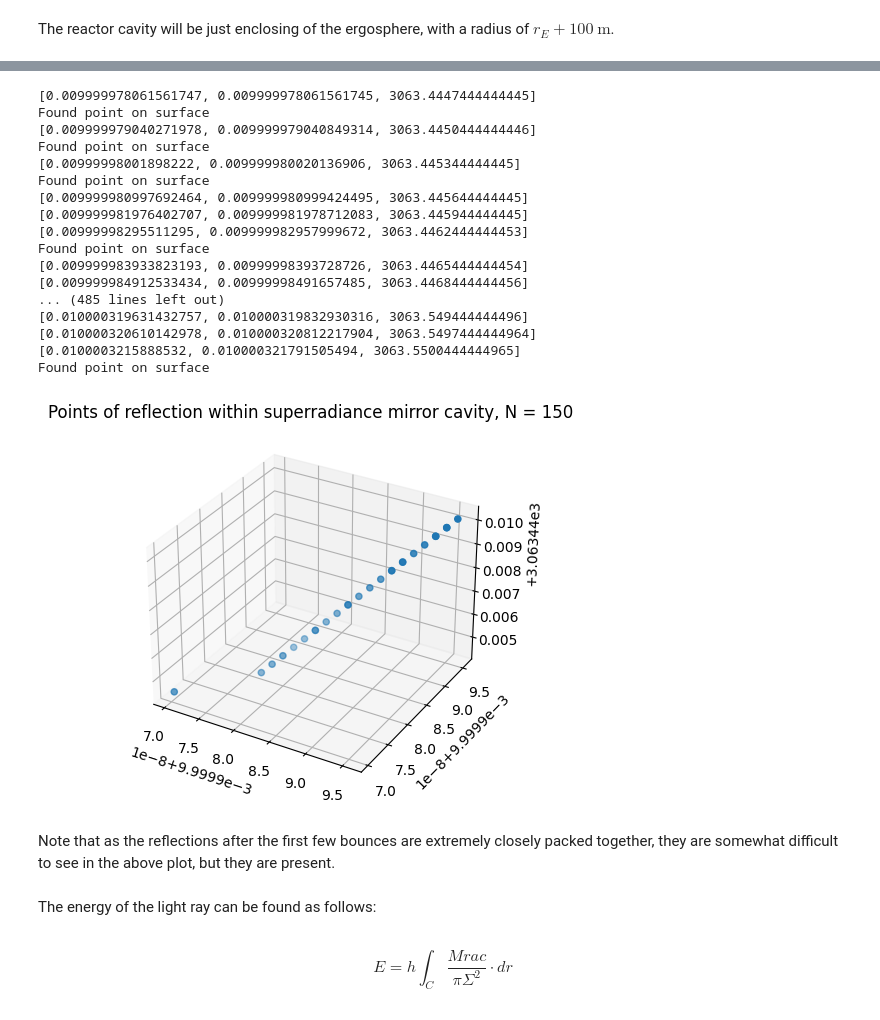
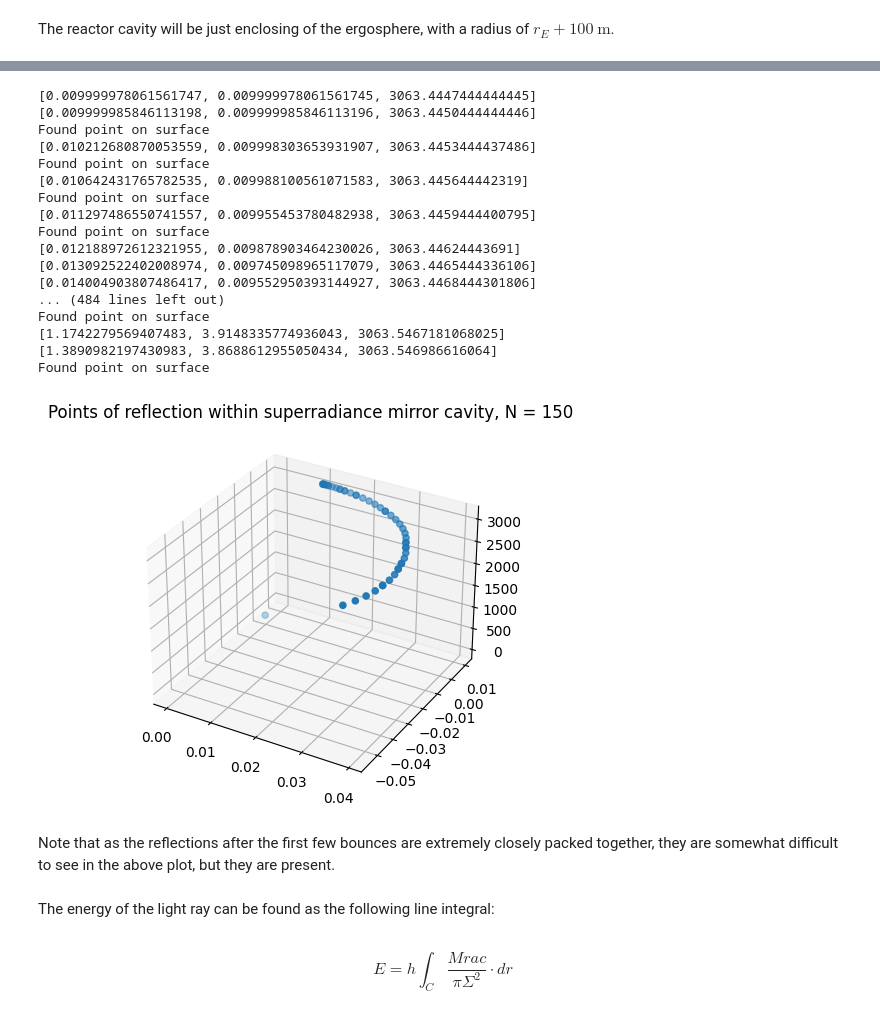
Before and after one commit to elaraproject/elara-bh, a Jupyter notebook: reactor-simulation.ipynb, the cells around one changed output, grey strips where cells are left out. Cells and saved outputs as stored; diff of their text form; code cells hidden in the pictures.

```diff
--- a/reactor-simulation.ipynb
+++ b/reactor-simulation.ipynb
@@ -191,13 +197,13 @@ def cartesian_velocity_to_spherical(x, y, z, v_x, v_y, v_z):
     v_r = (x * v_x + y * v_y + z * v_z) / r
     v_theta = (z * v_r - r * v_z) / (r ** 2 * (1 - (z / r) ** 2) ** (1/2))
     v_phi = (x * v_y - y * v_x) / (x ** 2 + y ** 2)
-    return [v_r, v_theta, v_phi]
+    return np.array([v_r, v_theta, v_phi])
 # %%
 def spherical_velocity_to_cartesian(r, theta, phi, v_r, v_theta, v_phi):
     v_x = r * np.cos(phi) * np.cos(theta) * v_theta + np.sin(theta) + np.cos(phi) * v_r - r * np.sin(phi) * np.sin(theta) * v_phi
     v_y = r * np.sin(phi) * np.cos(theta) * v_theta + r * np.sin(theta) * np.cos(phi) * v_phi + np.sin(phi) * np.sin(theta) * v_r
     v_z = np.cos(theta) * v_r - r * np.sin(theta) * v_theta
-    return [v_x, v_y, v_z]
+    return np.array([v_x, v_y, v_z])
 # %%
 # thanks to: https://codereview.stackexchange.com/questions/28207/finding-the-closest-point-to-a-list-of-points
 def closest_vertex(point, mesh):
@@ -210,8 +216,5 @@ def get_normal_from_point(mesh, point):
     idx = vertices.index(vertex.tolist())
     return mesh.vertex_normals[idx]
 # %%
-def norm(x):
-    return np.sqrt(x.dot(x))
-
-def angle_between_vectors(v1, v2):
-    return np.arccos((v1.dot(v2)) / (norm(v1) * norm(v2)))
+def outgoing_vector(incoming, normal):
+    return incoming - (((2 * incoming).dot(normal)) / (normal.dot(normal))) * normal
@@ -266,10 +247,10 @@ for i in range(1, N):
     # 4-vector of ray velocity is computed by doing vector calculations
     # based on last set of velocity vectors
     tau, r, theta, phi, v_tau, v_r, v_theta, v_phi = intersection_point
+    v_cartesian_incoming = spherical_velocity_to_cartesian(r, theta, phi, v_r, v_theta, v_phi)
     position_cartesian = point_xyz_from_spherical(intersection_point)
-    v_cartesian_incoming = spherical_velocity_to_cartesian(r, theta, phi, v_r, v_theta, v_phi)
     intersection_normal = get_normal_from_point(mesh, position_cartesian)
-    v_cartesian_outgoing = reflected_ray(v_cartesian_incoming, intersection_normal)
+    v_cartesian_outgoing = outgoing_vector(v_cartesian_incoming, intersection_normal)
     v_spherical_outgoing = cartesian_velocity_to_spherical(*position_cartesian, *v_cartesian_outgoing)
     # dr/dt = c, dtheta/dt and dphi/dt are computed from
     # reflected_ray() after conversion back to spherical
@@ -279,46 +260,46 @@ for i in range(1, N):
         path.append(point[:4]) # disregard velocity components
 # %% [output]
 [0.009999978061561747, 0.009999978061561745, 3063.4447444444445]
+[0.009999985846113198, 0.009999985846113196, 3063.4450444444446]
 Found point on surface
-[0.009999979040271978, 0.009999979040849314, 3063.4450444444446]
+[0.010212680870053559, 0.009998303653931907, 3063.4453444437486]
 Found point on surface
-[0.00999998001898222, 0.009999980020136906, 3063.445344444445]
+[0.010642431765782535, 0.009988100561071583, 3063.445644442319]
 Found point on surface
-[0.009999980997692464, 0.009999980999424495, 3063.445644444445]
-[0.009999981976402707, 0.009999981978712083, 3063.445944444445]
-[0.00999998295511295, 0.009999982957999672, 3063.4462444444453]
+[0.011297486550741557, 0.009955453780482938, 3063.4459444400795]
 Found point on surface
-[0.009999983933823193, 0.00999998393728726, 3063.4465444444454]
-[0.009999984912533434, 0.00999998491657485, 3063.4468444444456]
-... (485 lines left out)
-[0.010000319631432757, 0.010000319832930316, 3063.549444444496]
-[0.010000320610142978, 0.010000320812217904, 3063.5497444444964]
-[0.0100003215888532, 0.010000321791505494, 3063.5500444444965]
+[0.012188972612321955, 0.009878903464230026, 3063.44624443691]
+[0.013092522402008974, 0.009745098965117079, 3063.4465444336106]
+[0.014004903807486417, 0.009552950393144927, 3063.4468444301806]
+... (484 lines left out)
 Found point on surface
+[1.1742279569407483, 3.9148335774936043, 3063.5467181068025]
+[1.3890982197430983, 3.8688612955050434, 3063.546986616064]
+Found point on surface
 # %%
 x_sol = np.array(path)
 
 t = x_sol[:,0]
 r = x_sol[:,1]
 theta = x_sol[:,2]
 phi = x_sol[:,3]
 
 x = r * np.sin(theta) * np.cos(phi)
 y = r * np.sin(theta) * np.sin(phi)
 z = r * np.cos(theta)
 
 fig = plt.figure()
 ax = plt.axes(projection="3d")
 
-ax.scatter(x[1:30], y[1:30], z[1:30]) # disregard first bounce as it is very far from the others
+ax.scatter(x[:50], y[:50], z[:50]) # only show 30 or it's too much to fit on one graph
 ax.set_title("Points of reflection within superradiance mirror cavity, N = 150")
 plt.show()
 # %% [output]
-[figure, old version]
+[figure, new version]
 # %% [markdown]
 Note that as the reflections after the first few bounces are extremely closely packed together, they are somewhat difficult to see in the above plot, but they are present.
 # %% [markdown]
-The energy of the light ray can be found as follows:
+The energy of the light ray can be found as the following line integral:
 # %% [markdown]
 $$
 E = h \int_C \frac{Mrac}{\pi \Sigma^2} \cdot dr
```
Also changed, not shown: parts of 11 cells of this notebook.
